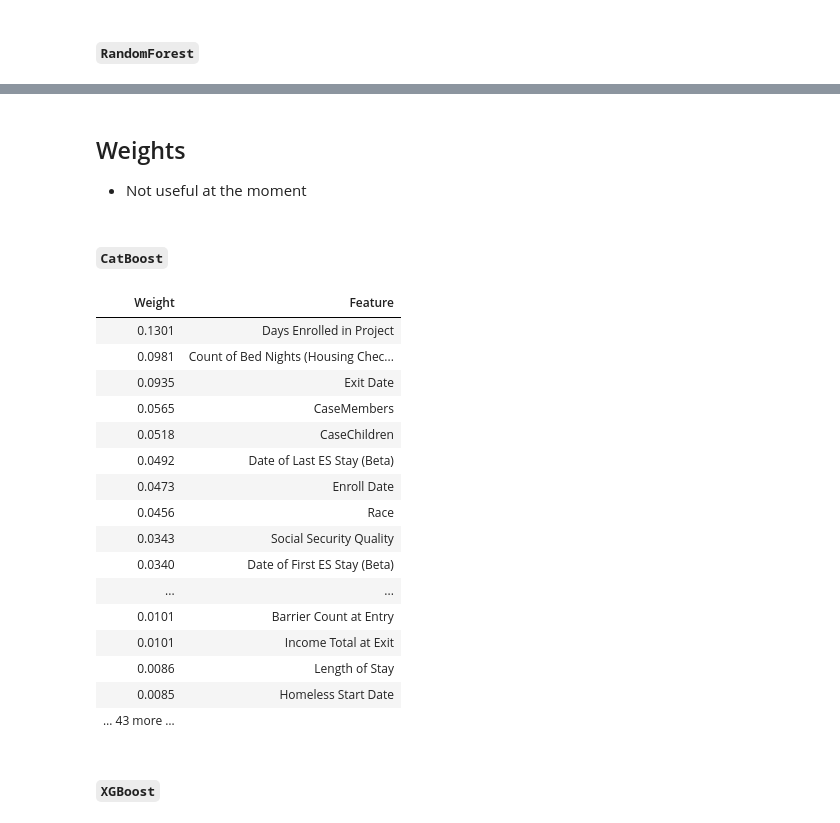
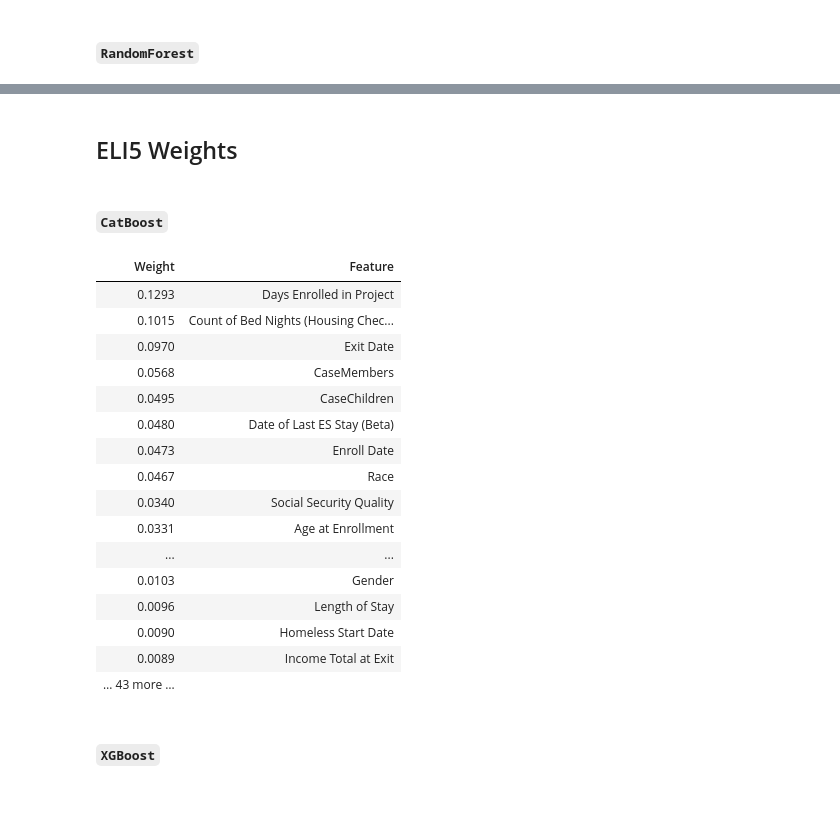
Before and after one commit to BloomTech-Labs/deprecated-family-promise-spokane-ds-b, a Jupyter notebook: visuals/lg_notebook.ipynb, the cells around one changed output, grey strips where cells are left out. Saved outputs shown, nothing was run; the diff lists cells and outputs as text; code cells hidden in the pictures.

```diff
--- a/visuals/lg_notebook.ipynb
+++ b/visuals/lg_notebook.ipynb
@@ -186,11 +187,16 @@ Name: Target Exit Destination, dtype: float64
+# %%
+processor = make_pipeline(OrdinalEncoder(), SimpleImputer())
+X_train = processor.fit_transform(X_train)
+X_val = processor.transform(X_val)
+X_test = processor.transform(X_test)
+
+encoded_cols = list(range(0, X.shape[1]))
+column_names = list(X.columns)
+features = dict(zip(encoded_cols, column_names))
 # %% [markdown]
 ## `CatBoostClassifier`
 # %%
-cat_model = make_pipeline(
-    OrdinalEncoder(),
-    SimpleImputer(),
-    CatBoostClassifier(iterations=5000, random_state=0)
-)
+cat_model = CatBoostClassifier(iterations=5000, random_state=0)
 
 cat_model.fit(X_train, y_train)
 # %% [output]
@@ -403,5 +365,4 @@ plt.tight_layout()
 # %% [markdown]
-## Weights
-- Not useful at the moment
+## ELI5 Weights
 # %% [markdown]
 #### `CatBoost`
@@ -416,22 +369,22 @@ c_model.fit(X_train, y_train);
 # %%
-show_weights(c_model, top=25)
+show_weights(cat_model, feature_names=features, top=25)
 # %% [output]
 | Weight | Feature |
-| 0.1301 | Days Enrolled in Project |
-| 0.0981 | Count of Bed Nights (Housing Chec... |
-| 0.0935 | Exit Date |
-| 0.0565 | CaseMembers |
-| 0.0518 | CaseChildren |
-| 0.0492 | Date of Last ES Stay (Beta) |
+| 0.1293 | Days Enrolled in Project |
+| 0.1015 | Count of Bed Nights (Housing Chec... |
+| 0.0970 | Exit Date |
+| 0.0568 | CaseMembers |
+| 0.0495 | CaseChildren |
+| 0.0480 | Date of Last ES Stay (Beta) |
 | 0.0473 | Enroll Date |
-| 0.0456 | Race |
-| 0.0343 | Social Security Quality |
-| 0.0340 | Date of First ES Stay (Beta) |
+| 0.0467 | Race |
+| 0.0340 | Social Security Quality |
+| 0.0331 | Age at Enrollment |
 | ... | ... |
-| 0.0101 | Barrier Count at Entry |
-| 0.0101 | Income Total at Exit |
-| 0.0086 | Length of Stay |
-| 0.0085 | Homeless Start Date |
+| 0.0103 | Gender |
+| 0.0096 | Length of Stay |
+| 0.0090 | Homeless Start Date |
+| 0.0089 | Income Total at Exit |
 | … 43 more … |  |
 # %% [markdown]
 #### `XGBoost`
```
Also changed, not shown: parts of 69 cells of this notebook, 14 other files.
